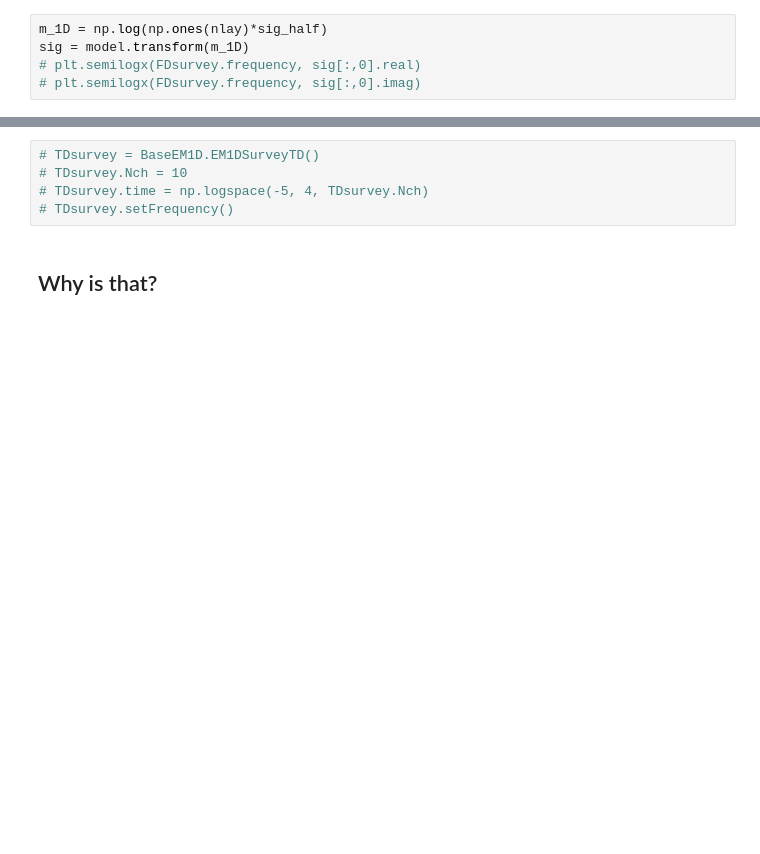
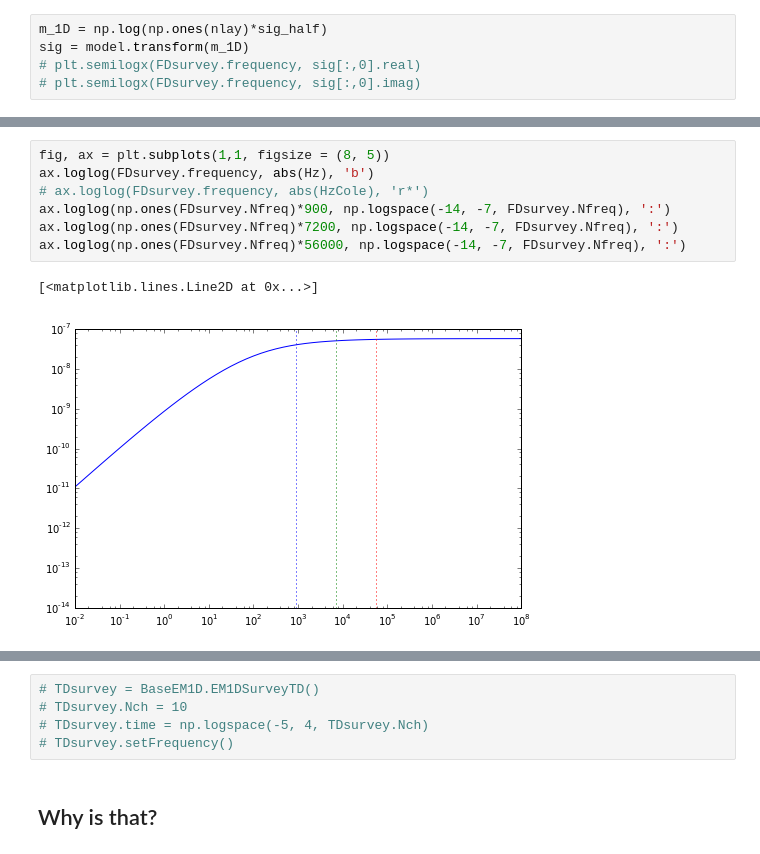
Before and after one commit to simpeg/simpegEM1D, a Jupyter notebook: simpegem1d/notebooks/EM1D_fwd.ipynb, the cells around one changed output, grey strips where cells are left out. Cells and saved outputs as stored; diff of their text form; blank space fills up the shorter version.

```diff
--- a/simpegem1d/notebooks/EM1D_fwd.ipynb
+++ b/simpegem1d/notebooks/EM1D_fwd.ipynb
@@ -102,0 +119,10 @@ ax.loglog(FDsurvey.frequency, abs(Hzanal.imag), 'r*')
+# %%
+fig, ax = plt.subplots(1,1, figsize = (8, 5))
+ax.loglog(FDsurvey.frequency, abs(Hz), 'b')
+# ax.loglog(FDsurvey.frequency, abs(HzCole), 'r*')
+ax.loglog(np.ones(FDsurvey.Nfreq)*900, np.logspace(-14, -7, FDsurvey.Nfreq), ':')
+ax.loglog(np.ones(FDsurvey.Nfreq)*7200, np.logspace(-14, -7, FDsurvey.Nfreq), ':')
+ax.loglog(np.ones(FDsurvey.Nfreq)*56000, np.logspace(-14, -7, FDsurvey.Nfreq), ':')
+# %% [output]
+[<matplotlib.lines.Line2D at 0x...>]
+[figure, added]
```
Also changed, not shown: parts of 7 cells of this notebook, 3 other files.
